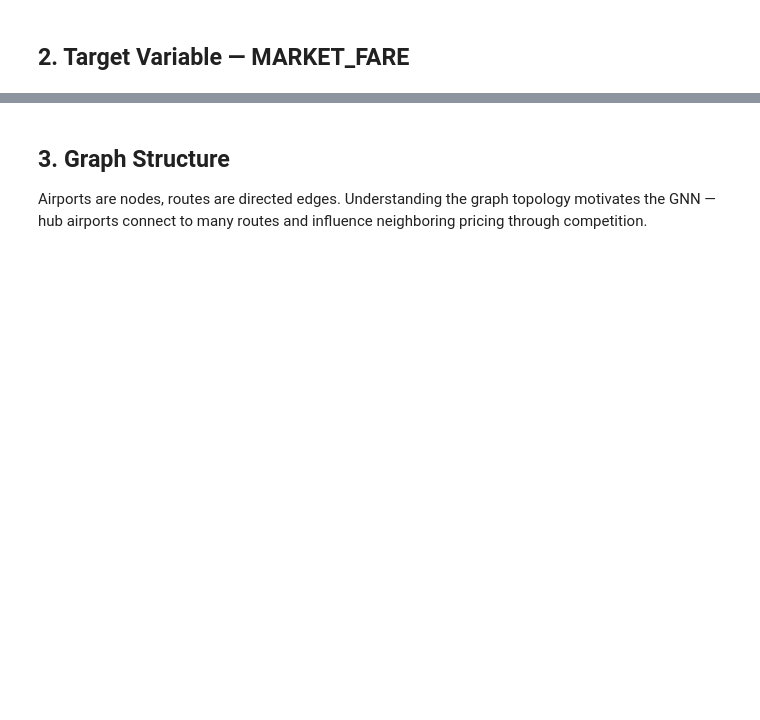
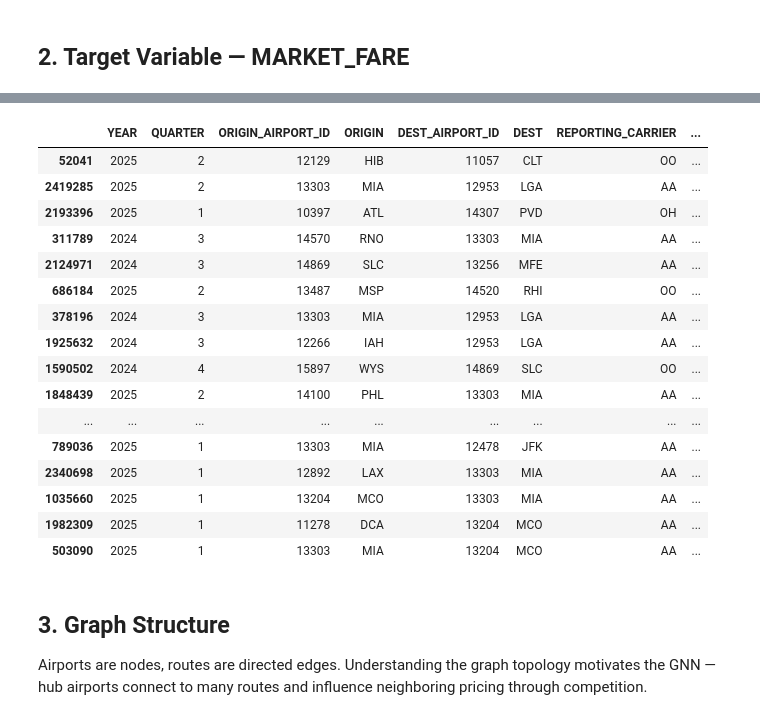
Before and after one commit to normangw/6600-neural-networks, a Jupyter notebook: technical-details/eda/eda.ipynb, the cells around one changed output, grey strips where cells are left out. Saved outputs shown, nothing was run; the diff lists cells and outputs as text; code cells hidden in the pictures; blank space fills up the shorter version.

```diff
--- a/technical-details/eda/eda.ipynb
+++ b/technical-details/eda/eda.ipynb
@@ -109,3 +109,24 @@ Fares above $1,000: 1.2%
+# %%
+#checking on the outlier fares
+df_sample.nlargest(29, 'MARKET_FARE')
+# %% [output]
+|  | YEAR | QUARTER | ORIGIN_AIRPORT_ID | ORIGIN | DEST_AIRPORT_ID | DEST | REPORTING_CARRIER | ... |
+| 52041 | 2025 | 2 | 12129 | HIB | 11057 | CLT | OO | ... |
+| 2419285 | 2025 | 2 | 13303 | MIA | 12953 | LGA | AA | ... |
+| 2193396 | 2025 | 1 | 10397 | ATL | 14307 | PVD | OH | ... |
+| 311789 | 2024 | 3 | 14570 | RNO | 13303 | MIA | AA | ... |
+| 2124971 | 2024 | 3 | 14869 | SLC | 13256 | MFE | AA | ... |
+| 686184 | 2025 | 2 | 13487 | MSP | 14520 | RHI | OO | ... |
+| 378196 | 2024 | 3 | 13303 | MIA | 12953 | LGA | AA | ... |
+| 1925632 | 2024 | 3 | 12266 | IAH | 12953 | LGA | AA | ... |
+| 1590502 | 2024 | 4 | 15897 | WYS | 14869 | SLC | OO | ... |
+| 1848439 | 2025 | 2 | 14100 | PHL | 13303 | MIA | AA | ... |
+| ... | ... | ... | ... | ... | ... | ... | ... | ... |
+| 789036 | 2025 | 1 | 13303 | MIA | 12478 | JFK | AA | ... |
+| 2340698 | 2025 | 1 | 12892 | LAX | 13303 | MIA | AA | ... |
+| 1035660 | 2025 | 1 | 13204 | MCO | 13303 | MIA | AA | ... |
+| 1982309 | 2025 | 1 | 11278 | DCA | 13204 | MCO | AA | ... |
+| 503090 | 2025 | 1 | 13303 | MIA | 13204 | MCO | AA | ... |
 # %% [markdown]
 ## 3. Graph Structure
 
```
Also changed, not shown: parts of 10 cells of this notebook, 2 other files.
